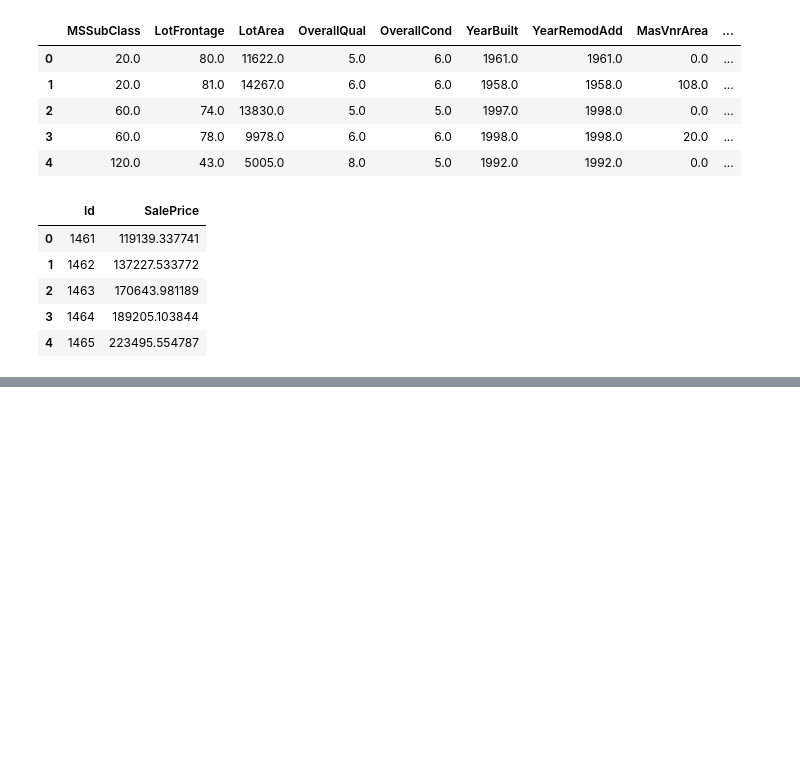
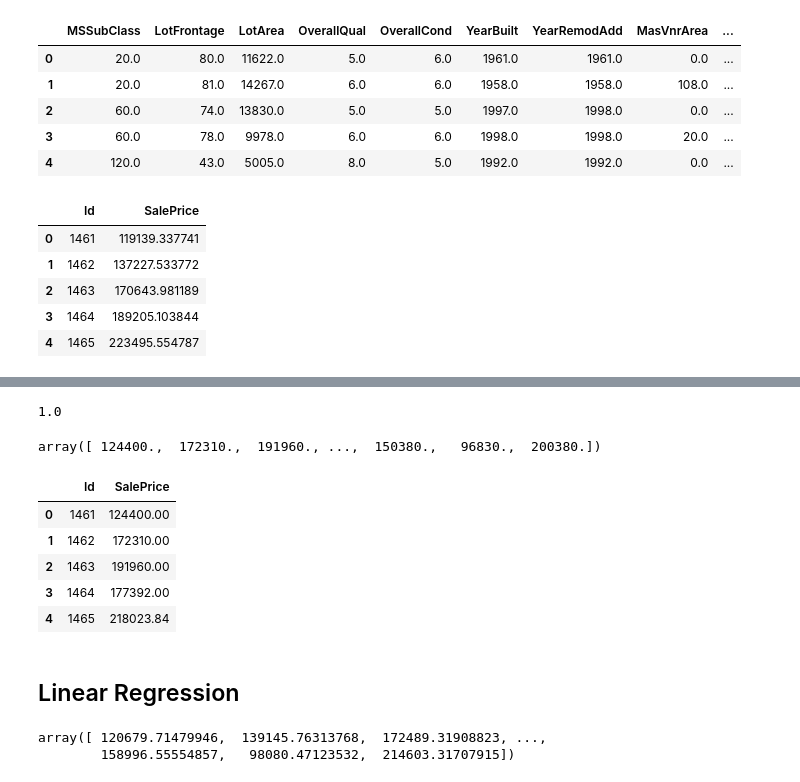
Before and after one commit to ketansahils/HousePricesAdvRegressionTech, a Jupyter notebook: housing_prices.ipynb, the cells around one changed output, grey strips where cells are left out. Drawn from its saved outputs; the diff is of its cells as text; code cells hidden in the pictures; blank space fills up the shorter version.

Commit message:
Use random forest regressor and make predictions

```diff
--- a/housing_prices.ipynb
+++ b/housing_prices.ipynb
@@ -319,0 +344,11 @@ resultdf.to_csv('predicted1.csv',index=False)
+# %%
+from sklearn.cross_validation import KFold
+from sklearn.grid_search import GridSearchCV
+from sklearn.metrics import r2_score
+
+cv = KFold(1460, n_folds=5, random_state=42)
+params = {'n_estimators' : (40,50,60,70)}
+#cv = cross_validation.ShuffleSplit(n_samples, n_iter=3, test_size=0.3, random_state=0)
+reg = RandomForestRegressor(bootstrap=False)
+grd = GridSearchCV(reg, params, cv=cv)
+grd.fit(X_train,y_train)
@@ -319,0 +383,23 @@ resultdf.to_csv('predicted1.csv',index=False)
+# %%
+grd.score(X_train,y_train)
+# %% [output]
+1.0
+# %%
+newt = modifyCols(newt)
+# %%
+y_RndmFrst = grd.predict(newt)
+# %%
+y_RndmFrst
+# %% [output]
+array([ 124400.,  172310.,  191960., ...,  150380.,   96830.,  200380.])
+# %%
+resultrandmfrst = pd.DataFrame({'Id' : pd.Series(test.Id), 'SalePrice' : pd.Series(y_RndmFrst)})
+# %%
+resultrandmfrst.head()
+# %% [output]
+|  | Id | SalePrice |
+| 0 | 1461 | 124400.00 |
+| 1 | 1462 | 172310.00 |
+| 2 | 1463 | 191960.00 |
+| 3 | 1464 | 177392.00 |
+| 4 | 1465 | 218023.84 |
@@ -319,0 +408,10 @@ resultdf.to_csv('predicted1.csv',index=False)
+# %% [markdown]
+## Linear Regression
+# %%
+linreg = LinearRegression()
+linreg.fit(X_train,y_train)
+result = linreg.predict(newt)
+result
+# %% [output]
+array([ 120679.71479946,  139145.76313768,  172489.31908823, ...,
+        158996.55554857,   98080.47123532,  214603.31707915])
```
Also changed, not shown: parts of 10 cells of this notebook.
